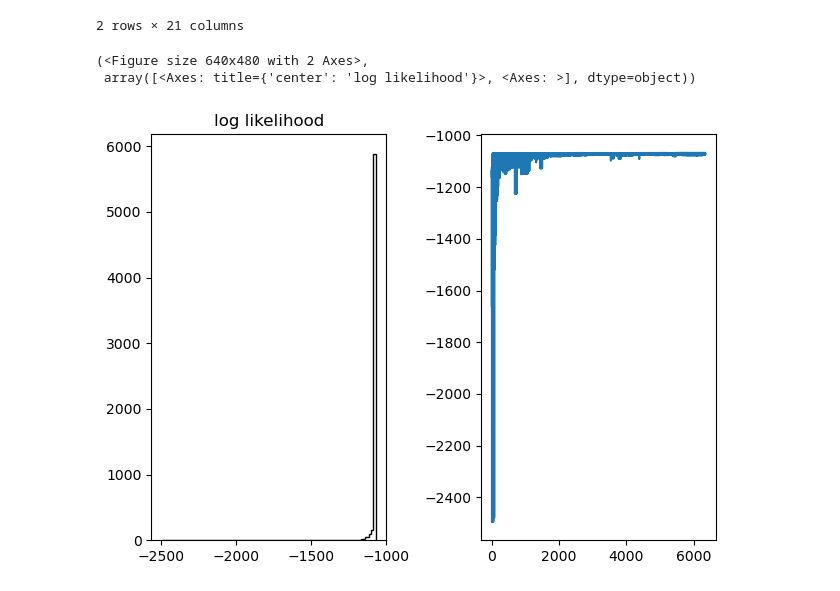
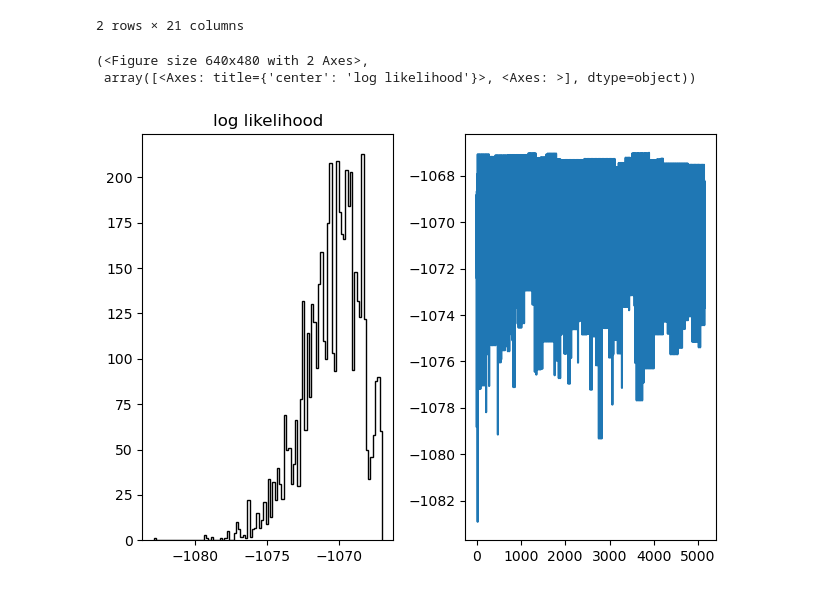
Before and after one commit to mohammedazzouzi15/pl_temp_fit, a Jupyter notebook: notebook/Fit_EL_new_workflow.ipynb, the cells around one changed output. Drawn from its saved outputs; the diff is of its cells as text; code cells hidden in the pictures.

```diff
--- a/notebook/Fit_EL_new_workflow.ipynb
+++ b/notebook/Fit_EL_new_workflow.ipynb
@@ -439,23 +439,23 @@ df_all
 2 rows × 21 columns
 # %%
 index= 1
-def plot_log_likelihood(index):
+def plot_log_likelihood(index,discard=1):
     filename = df_all['save_folder'][index] + "/sampler.h5"
     reader = Emcee_utils.hDFBackend_2(filename, name="single_core")
-    flat_samples = reader.get_log_prob(flat=True)
+    flat_samples = reader.get_log_prob(discard=discard,flat=True)
     fig, axes = plt.subplots(1,2)
     flat_samples = flat_samples[flat_samples>-10e3]
     hist = axes[0].hist(flat_samples, 100, color="k", histtype="step")
     axes[0].set_title("log likelihood")
     axes[1].plot(np.arange(len(flat_samples)),flat_samples)
     fig.tight_layout()
     return fig, axes
 
-plot_log_likelihood(1)
+plot_log_likelihood(1,discard=300)
 # %% [output]
 (<Figure size 640x480 with 2 Axes>,
  array([<Axes: title={'center': 'log likelihood'}>, <Axes: >], dtype=object))
-[figure, old version]
+[figure, new version]
 # %%
 def plot_chains(id):
     filename = df_all['save_folder'][index] + "/sampler.h5"
```
Also changed, not shown: parts of 4 cells of this notebook, 40 other files.
